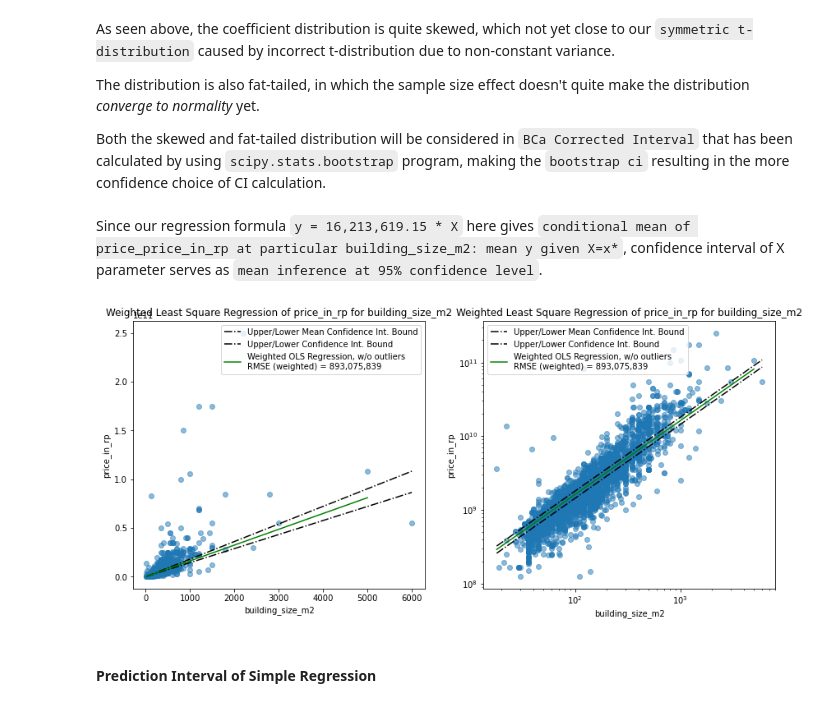
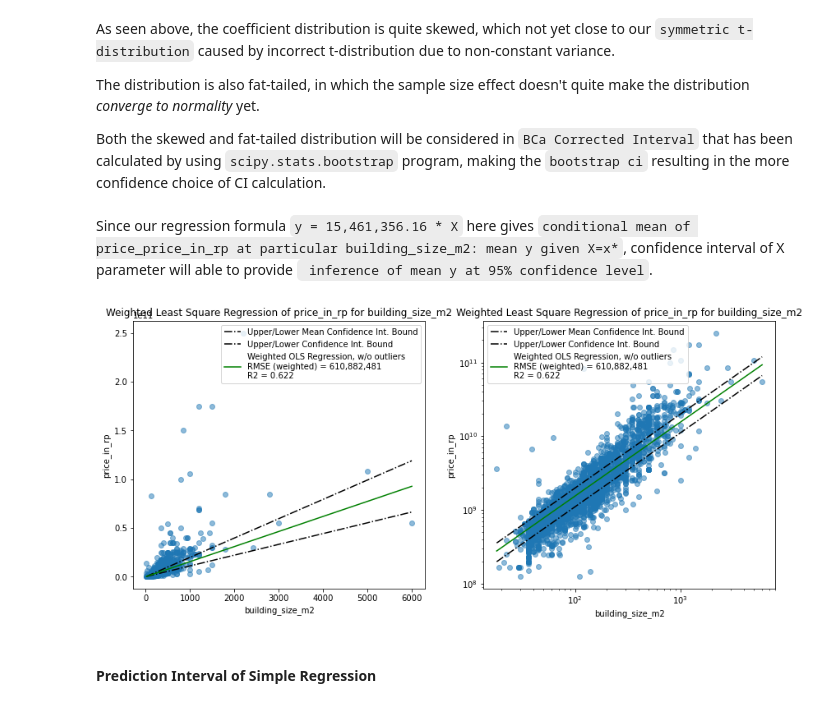
Before and after one commit to nbarizki/jabodetabekhousepricing, a Jupyter notebook: 3 - Linear Modeling of House Price.ipynb, the cells around one changed output. Drawn from its saved outputs; the diff is of its cells as text; code cells hidden in the pictures.

```diff
--- a/3 - Linear Modeling of House Price.ipynb
+++ b/3 - Linear Modeling of House Price.ipynb
@@ -431,16 +542,6 @@ ax.legend()
 # %%
 X = X_train['building_size_m2'].values
 y = y_train['price_in_rp'].values
-lm_1 = OLS(y, X)
-lm_2 = OLS(y[~high_influence_obs], X[~high_influence_obs])
-prediction_range = np.max(X[~high_influence_obs])
-results_1 = lm_1.fit()
-results_2 = lm_2.fit()
-y_predict_1 = results_1.predict(X)
-y_predict_2 = results_2.predict(X[X <= prediction_range])
-y_predict_2_extr = results_2.predict(X[X > prediction_range])
-mse_1 = mean_squared_error(y, y_predict_1)
-mse_2 = mean_squared_error(y[X <= prediction_range], y_predict_2)
 # plot
 fig, ax = plt.subplots(1, 2, figsize=(14, 6))
 for ax_ in ax:
@@ -460,8 +561,8 @@ for ax_ in ax:
         y_predict_2_extr[np.argsort(X[X > prediction_range])], linestyle='-.', color='r',
     )
     ax_.plot(
-        np.sort(X[~outlier_obs].flatten()),
-        y_predict_3b[np.argsort(X[~outlier_obs].flatten())], color='green',
+        np.sort(X[~high_influence_obs].flatten()),
+        y_predict_3b[np.argsort(X[~high_influence_obs].flatten())], color='green',
         label=f'Weighted OLS Regression, w/o outliers\nRMSE (weighted) = {np.sqrt(mse_3b):,.0f}',
     )
     ax_.set_title('Ordinary Least Square Regression of price_in_rp for building_size_m2')
@@ -478,7 +579,7 @@ ax[1].set_yscale('log')
 We are going to use `wild bootstrap` to estimate distribution of `building_size_m2` parameter.
 # %%
 def coefficient(x, y_null, boot_resid):
-    epsilon = np.random.choice([1, -1], len(y_null), p=[0.5, 0.5])
+    epsilon = np.random.choice([1, -1], len(y_null), p=[0.5, 0.5]) # Flachair's pick distribution
     boot_resid_ = boot_resid.flatten()
     resid_dgp = boot_resid_ * epsilon
     y_dgp = (y_null + resid_dgp).flatten()
@@ -487,8 +588,8 @@ def coefficient(x, y_null, boot_resid):
     coef_boots = result_boots.params[0]
     return coef_boots
 
-X = X_train['building_size_m2'].values.reshape(-1, 1)[~outlier_obs]
-y = y_train['price_in_rp'].values[~outlier_obs]
+X = X_train['building_size_m2'].values.reshape(-1, 1)[~high_influence_obs]
+y = y_train['price_in_rp'].values[~high_influence_obs]
 # prediction
 lm = HetRobustRegression(fit_intercept=False)
 results = lm.fit(X, y, X)
@@ -499,7 +600,6 @@ h = np.diag(X @ np.linalg.inv((X.T) @ X) @ (X.T)) #  = h_t in Flachair (2003)
 # calculate adjusted residual
 residual = y - y_predict # = OLS restricted residuals in Flachair (2003)
 a = 1/ (1 - h) # using HC3 as proposed by Flachair (2003)
-  # Flachair's pick distribution
 resid = a * residual
 # bootstrap
 arr = np.empty(len(y))
@@ -572,39 +672,46 @@ The distribution is also fat-tailed, in which the sample size effect doesn't qui
 
 Both the skewed and fat-tailed distribution will be considered in `BCa Corrected Interval` that has been calculated by using `scipy.stats.bootstrap` program, making the `bootstrap ci` resulting in the more confidence choice of CI calculation.
 # %% [markdown]
-Since our regression formula `y = 16,213,619.15 * X` here gives `conditional mean of price_price_in_rp at particular building_size_m2: mean y given X=x*`, confidence interval of X parameter serves as  `mean inference at 95% confidence level`.
+Since our regression formula `y = 15,461,356.16 * X` here gives `conditional mean of price_price_in_rp at particular building_size_m2: mean y given X=x*`, confidence interval of X parameter will able to provide ` inference of mean y at 95% confidence level`.
 # %%
 X = X_train['building_size_m2'].values
 y = y_train['price_in_rp'].values
 low_ci = (X * conf_low)
 high_ci = (X * conf_high)
+r2 = lm_3b.score(
+    X[~high_influence_obs].reshape(-1, 1),
+    y[~high_influence_obs],
+    X[~high_influence_obs].reshape(-1, 1))
 # plot
 fig, ax = plt.subplots(1, 2, figsize=(14, 6))
 for ax_ in ax:
     ax_.scatter(X, y, alpha=0.5)
     ax_.plot(
         np.sort(X),
         high_ci[np.argsort(X)], color='black', ls='-.',
         label='Upper/Lower Mean Confidence Int. Bound'
     )
     ax_.plot(
         np.sort(X),
         low_ci[np.argsort(X)], color='black', ls='-.',
         label='Upper/Lower Confidence Int. Bound'
     )
     ax_.plot(
-        np.sort(X[~outlier_obs].flatten()),
-        y_predict_3b[np.argsort(X[~outlier_obs].flatten())], color='green',
-        label=f'Weighted OLS Regression, w/o outliers\nRMSE (weighted) = {np.sqrt(mse_3b):,.0f}',
+        np.sort(X[~high_influence_obs].flatten()),
+        y_predict_3b[np.argsort(X[~high_influence_obs].flatten())], color='green',
+        label=\
+            'Weighted OLS Regression, w/o outliers'
+            f'\nRMSE (weighted) = {np.sqrt(mse_3b):,.0f}'
+            f'\nR2 = {r2:.3f}'
     )
     ax_.set_title('Weighted Least Square Regression of price_in_rp for building_size_m2')
     ax_.legend()
     ax_.set_xlabel('building_size_m2')
     ax_.set_ylabel('price_in_rp')
 ax[1].set_xscale('log')
 ax[1].set_yscale('log')
 # %% [output]
-[figure, old version]
+[figure, new version]
 # %% [markdown]
 #### **Prediction Interval of Simple Regression**
 # %% [markdown]
```
Also changed, not shown: parts of 28 cells of this notebook, 1 other file.
